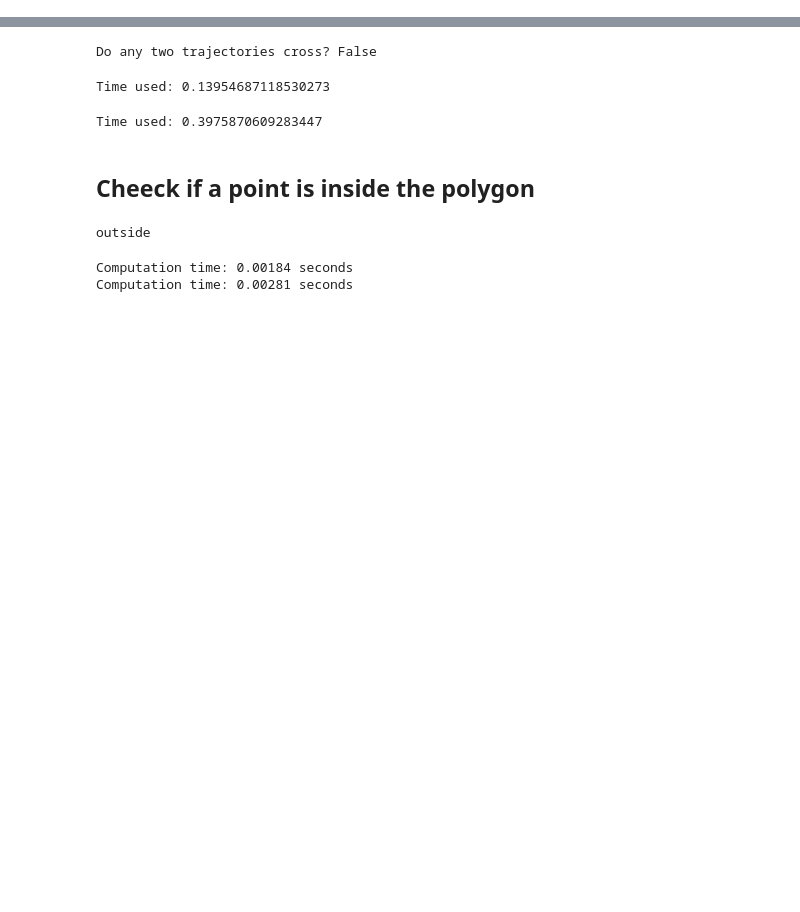
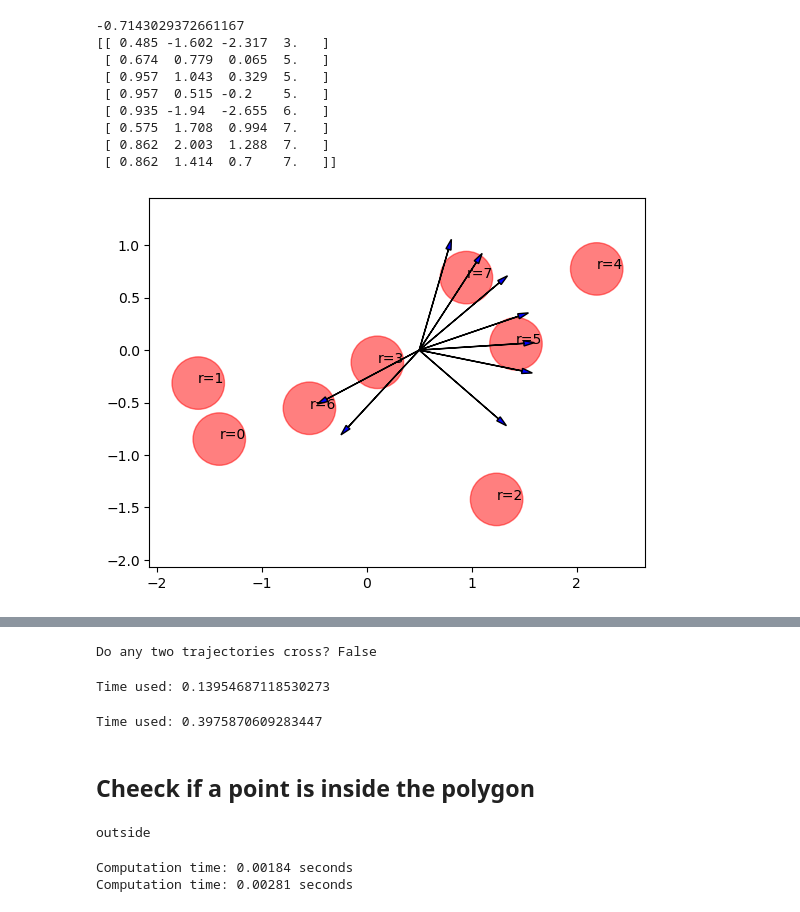
Before and after one commit to SpartanTan/RL-everything, a Jupyter notebook: torh_tutorial/generate_path.ipynb, the cells around one changed output, grey strips where cells are left out. Cells and saved outputs as stored; diff of their text form; code cells hidden in the pictures; blank space fills up the shorter version.

```diff
--- a/torh_tutorial/generate_path.ipynb
+++ b/torh_tutorial/generate_path.ipynb
@@ -560,0 +637,62 @@ AssertionError: The query point is outside the boundary
+# %%
+distance_threshold = 1.0
+angle_threshold = np.deg2rad(120)
+
+obstacles_obs = []
+arrows_obs = []
+
+print(yaw)
+for idx, obs in enumerate(tempPath.obstacles_np):
+# for obs in tempPath.obstacles_np:
+    y_obs = obs[1] - atr_state[1]
+    x_obs = obs[0] - atr_state[0]
+    r_obs = obs[2]
+    yaw = atr_state[2]
+
+    dm = np.sqrt(x_obs**2 + y_obs**2) - r_obs
+    dl = dr = np.sqrt((dm+r_obs)**2 + r_obs**2)
+
+    theta_m_global = np.arctan2(y_obs, x_obs)
+    theta_l_global = theta_m_global + np.arctan2(r_obs, dm+r_obs)
+    theta_r_global = theta_m_global - np.arctan2(r_obs, dm+r_obs)
+
+    theta_m = theta_m_global - yaw
+    theta_l = theta_l_global - yaw
+    theta_r = theta_r_global - yaw
+
+    if dm <= distance_threshold and np.abs(theta_m) <= angle_threshold:
+        obstacles_obs.append([dm, theta_m, theta_m_global, idx])
+        # arrows_obs.append(theta_m_global)
+    if dl <= distance_threshold and np.abs(theta_l) <= angle_threshold:
+        obstacles_obs.append([dl, theta_l, theta_l_global, idx])
+        # arrows_obs.append(theta_l_global)
+    if dr <= distance_threshold and np.abs(theta_r) <= angle_threshold:
+        obstacles_obs.append([dr, theta_r, theta_r_global, idx])
+        # arrows_obs.append(theta_r_global)
+
+obstacles_obs = np.array(obstacles_obs).reshape(-1, 4)
+print(obstacles_obs)
+
+
+# PLOT
+draw_arrow(atr_state[0], atr_state[1], yaw)
+i = 0
+for p_obst, r_obst in tempPath.obstacles:
+    circle = plt.Circle((p_obst[0], p_obst[1]), r_obst, color='r', alpha=0.5)
+    plt.text(p_obst[0], p_obst[1], f"r={i}", fontsize=10)
+    plt.gca().add_patch(circle)
+    i += 1
+plt.axis("equal")
+for i, obs in enumerate(obstacles_obs):
+    draw_arrow(atr_state[0], atr_state[1], obs[2])
+# %% [output]
+-0.7143029372661167
+[[ 0.485 -1.602 -2.317  3.   ]
+ [ 0.674  0.779  0.065  5.   ]
+ [ 0.957  1.043  0.329  5.   ]
+ [ 0.957  0.515 -0.2    5.   ]
+ [ 0.935 -1.94  -2.655  6.   ]
+ [ 0.575  1.708  0.994  7.   ]
+ [ 0.862  2.003  1.288  7.   ]
+ [ 0.862  1.414  0.7    7.   ]]
+[figure, added]
```
Also changed, not shown: parts of 11 cells of this notebook, 1 other file.
